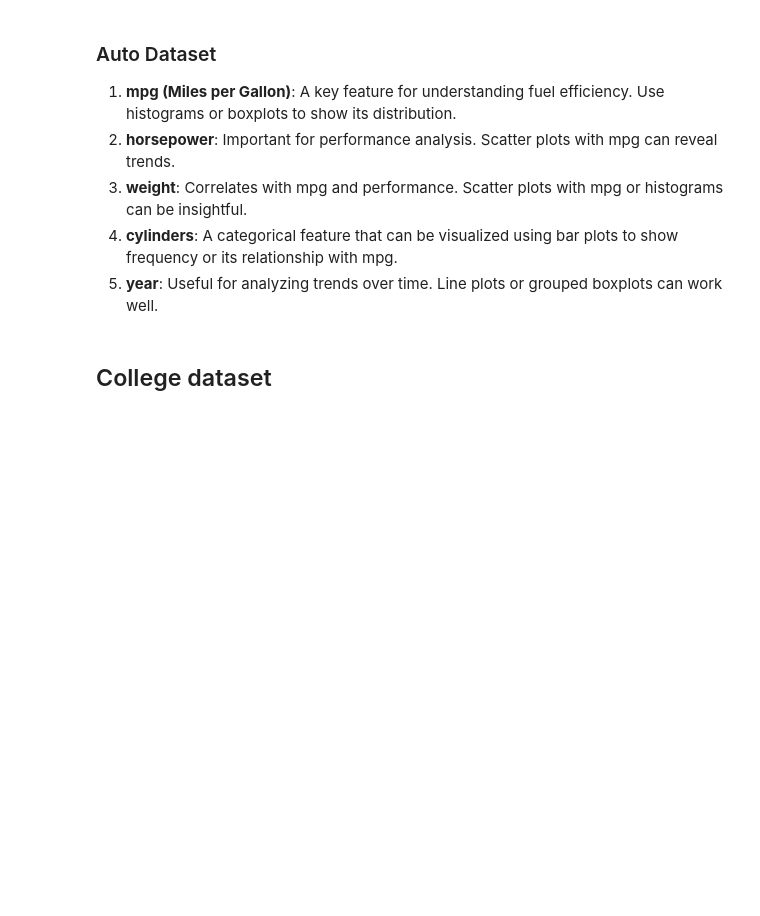
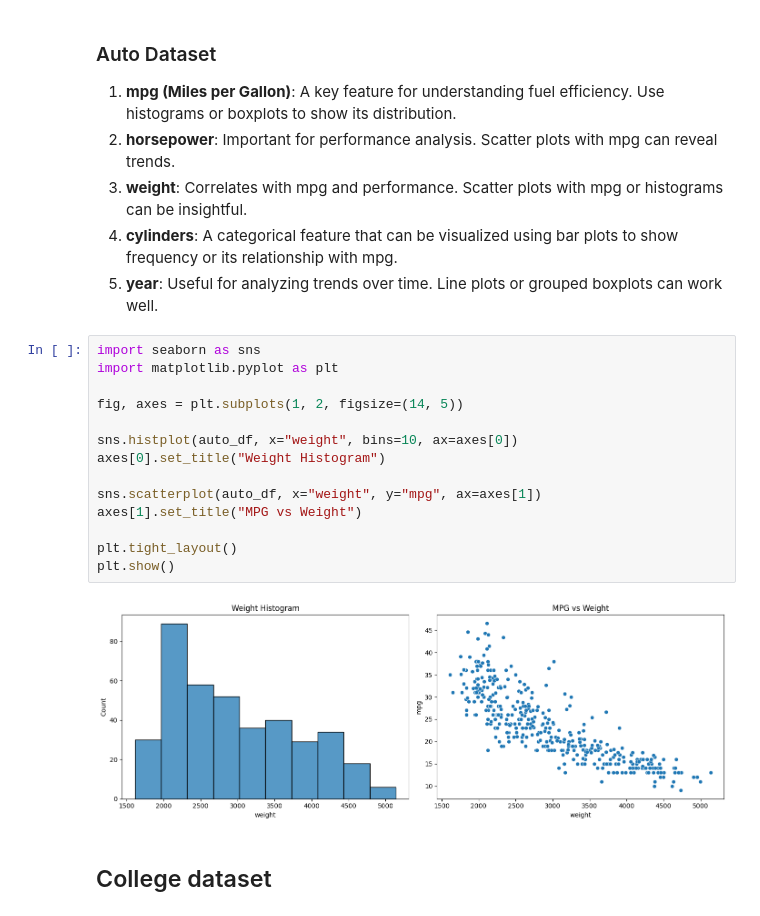
Before and after one commit to xchewtoyx/data-science-projects, a Jupyter notebook: Levels/1.1/1.1.3/Data Statistics Report.ipynb, the cells around one changed output. Saved outputs shown, nothing was run; the diff lists cells and outputs as text; blank space fills up the shorter version.

```diff
--- a/Levels/1.1/1.1.3/Data Statistics Report.ipynb
+++ b/Levels/1.1/1.1.3/Data Statistics Report.ipynb
@@ -39,6 +39,22 @@ display(auto_df.head(), auto_df.describe())
 3. **weight**: Correlates with mpg and performance. Scatter plots with mpg or histograms can be insightful.
 4. **cylinders**: A categorical feature that can be visualized using bar plots to show frequency or its relationship with mpg.
 5. **year**: Useful for analyzing trends over time. Line plots or grouped boxplots can work well.
+# %%
+import seaborn as sns
+import matplotlib.pyplot as plt
+
+fig, axes = plt.subplots(1, 2, figsize=(14, 5))
+
+sns.histplot(auto_df, x="weight", bins=10, ax=axes[0])
+axes[0].set_title("Weight Histogram")
+
+sns.scatterplot(auto_df, x="weight", y="mpg", ax=axes[1])
+axes[1].set_title("MPG vs Weight")
+
+plt.tight_layout()
+plt.show()
+# %% [output]
+[figure, added]
 # %% [markdown]
 ## College dataset
 # %%
```
